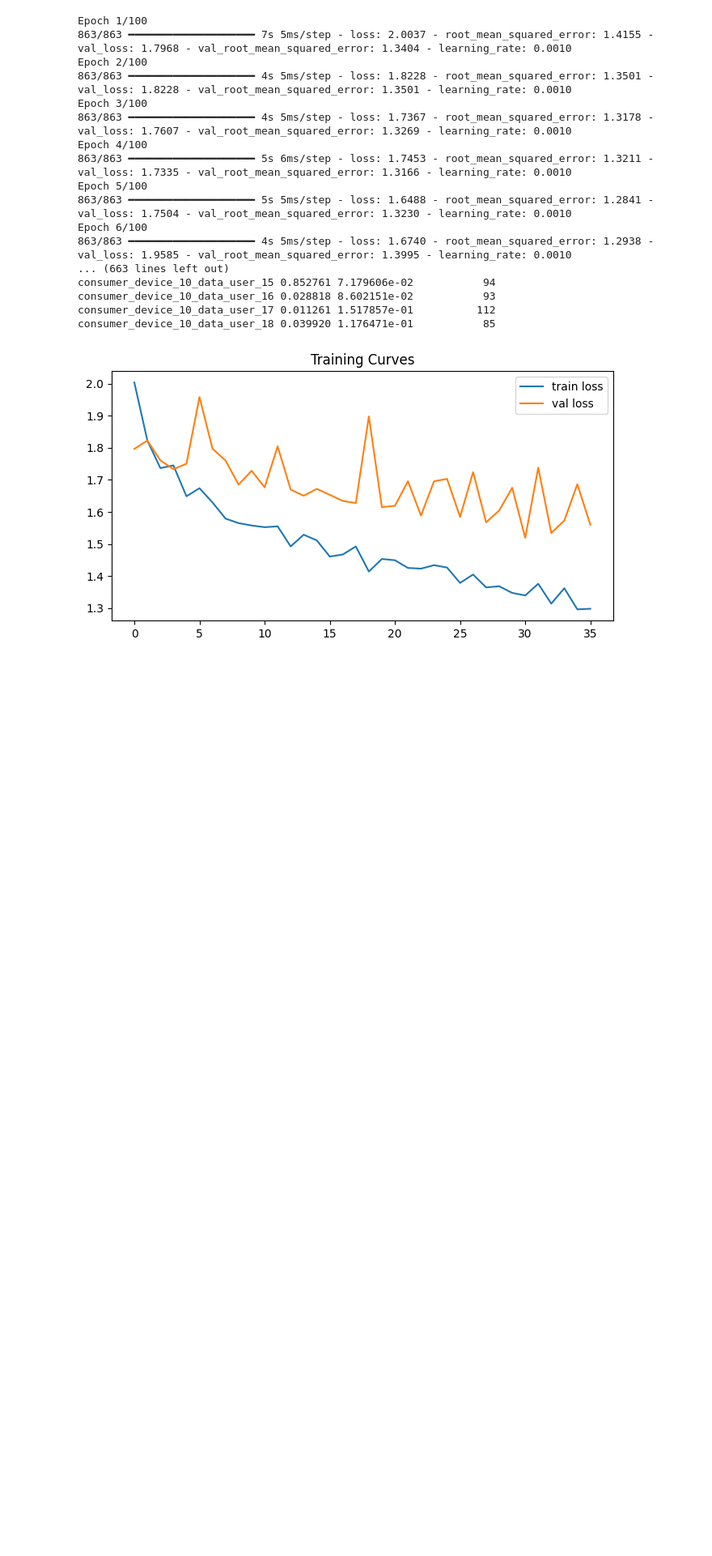
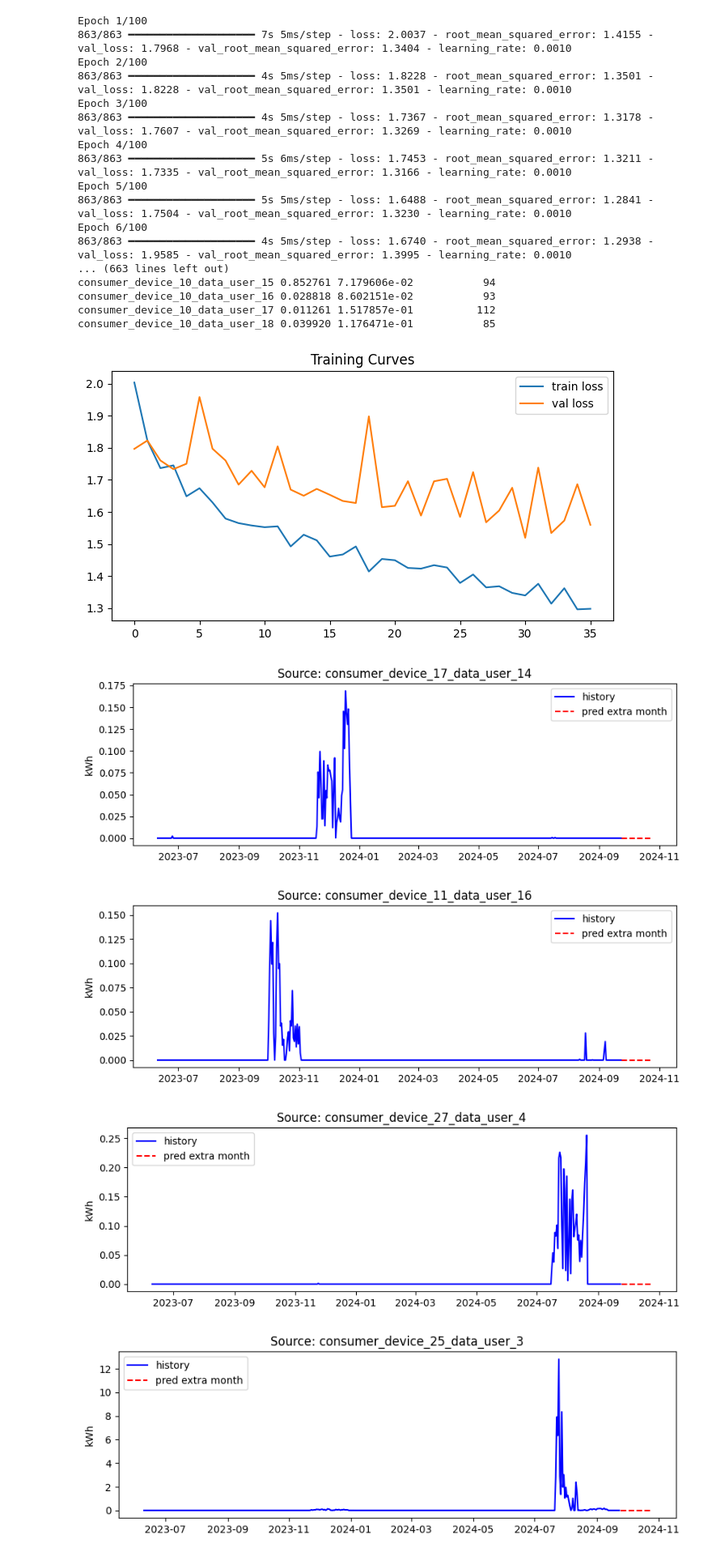
Before and after one commit to PKuntze/Watts_UP-Hydropower_Climate_Optimisation, a Jupyter notebook: Flor_MLP.ipynb, the cells around one changed output. Shown at 81% size. Cells and saved outputs as stored; diff of their text form; code cells hidden in the pictures; blank space fills up the shorter version.

```diff
--- a/Flor_MLP.ipynb
+++ b/Flor_MLP.ipynb
@@ -717,28 +717,28 @@ for src in sources:
     preds.append(pd.DataFrame(rows))
 preds_df = pd.concat(preds, ignore_index=True)
 # %%
-"""
-
-
 # Diagnostic plots (10 random sources + aggregated)
 
 random.seed(42)
 sample_sources = random.sample(list(df["Source"].unique()), min(10, len(df["Source"].unique())))
 
 for src in sample_sources:
     g_true = df[df["Source"] == src].sort_values("Date")
     g_pred = preds_df[preds_df["Source"] == src].sort_values("Date")
     plt.figure(figsize=(10,3))
     plt.plot(g_true["Date"], g_true["kwh"], label="history", color="blue")
     plt.plot(g_pred["Date"], g_pred["pred_kwh"], "--", label="pred extra month", color="red")
     plt.title(f"Source: {src}")
     plt.ylabel("kWh"); plt.legend(); plt.show()
 
 agg_true = df.groupby("Date")["kwh"].sum().reset_index()
 agg_pred = preds_df.groupby("Date")["pred_kwh"].sum().reset_index()
 plt.figure(figsize=(12,4))
 plt.plot(agg_true["Date"], agg_true["kwh"], label="total history", color="blue")
 plt.plot(agg_pred["Date"], agg_pred["pred_kwh"], "--", label="total predicted (extra month)", color="red")
 plt.legend(); plt.title("Aggregated consumption"); plt.show()
-
-"""
+# %% [output]
+[figure, added]
+[figure, added]
+[figure, added]
+[figure, added]
```
Also changed, not shown: parts of 5 cells of this notebook.
